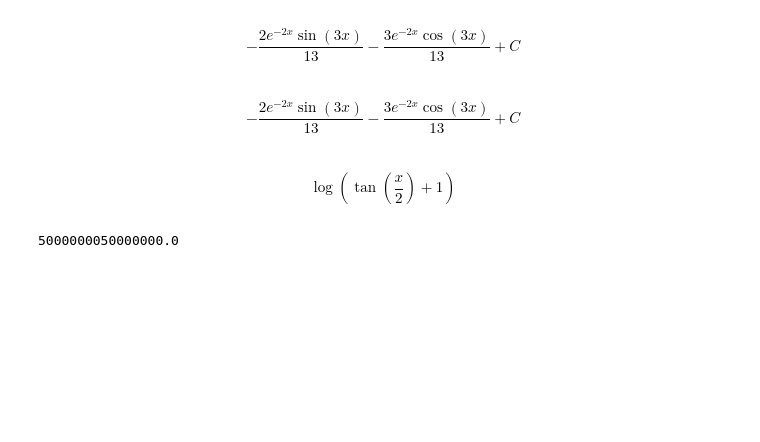
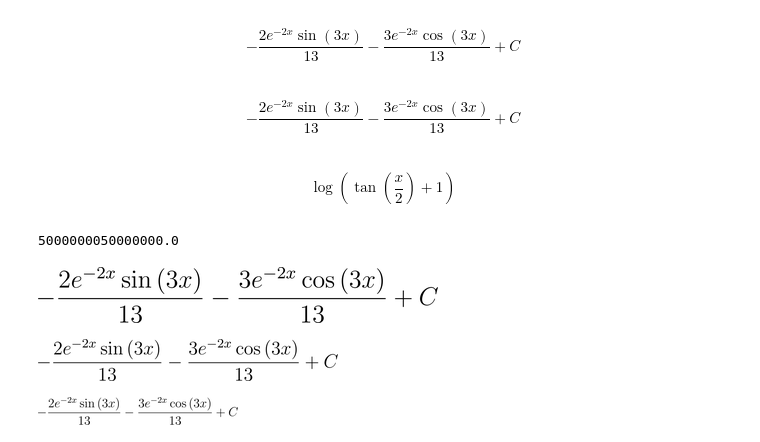
Before and after one commit to AreaEffectCloud/PyCalcu, a Jupyter notebook: complex.ipynb, the cells around one changed output. Drawn from its saved outputs; the diff is of its cells as text; code cells hidden in the pictures; blank space fills up the shorter version.

```diff
--- a/complex.ipynb
+++ b/complex.ipynb
@@ -86,3 +86,29 @@ import math
 print(math.fsum([K for K in range(100000001)])) # Python標準
 # %% [output]
 5000000050000000.0
+# %%
+import sympy
+result = r"""$$
+- \frac{2 e^{- 2 x} \sin{\left(3 x \right)}}{13} - \frac{3 e^{- 2 x} \cos{\left(3 x \right)}}{13} +C
+$$"""
+wave = r"""$$\frac{\partial^2 u}{\partial t^2}=c^2\left(\frac{\partial^2 u}{\partial x^2}+\frac{\partial^2 u}{\partial y^2}\right)$$"""
+sympy.preview(result, viewer="file", filename="result.png", euler=False,
+                dvioptions=["-T", "tight", "-z", "0", "--truecolor", "-D 600"])
+
+from PIL import Image
+
+for width in [400, 300, 200]:
+    im = Image.open("result.png")
+    size = (width, 200)
+    im.thumbnail(size, Image.ANTIALIAS)
+    out_dim = im.size
+    out_name = "resized-" + str(out_dim[0]) + "-" + str(out_dim[1]) + ".png"
+    im.save(out_name, "PNG")
+    im.close()
+
+    from IPython.display import Image as i_image
+    display(i_image(filename=out_name))
+# %% [output]
+[figure, added]
+[figure, added]
+[figure, added]
```
Also changed, not shown: parts of 1 cell of this notebook, 8 other files.
